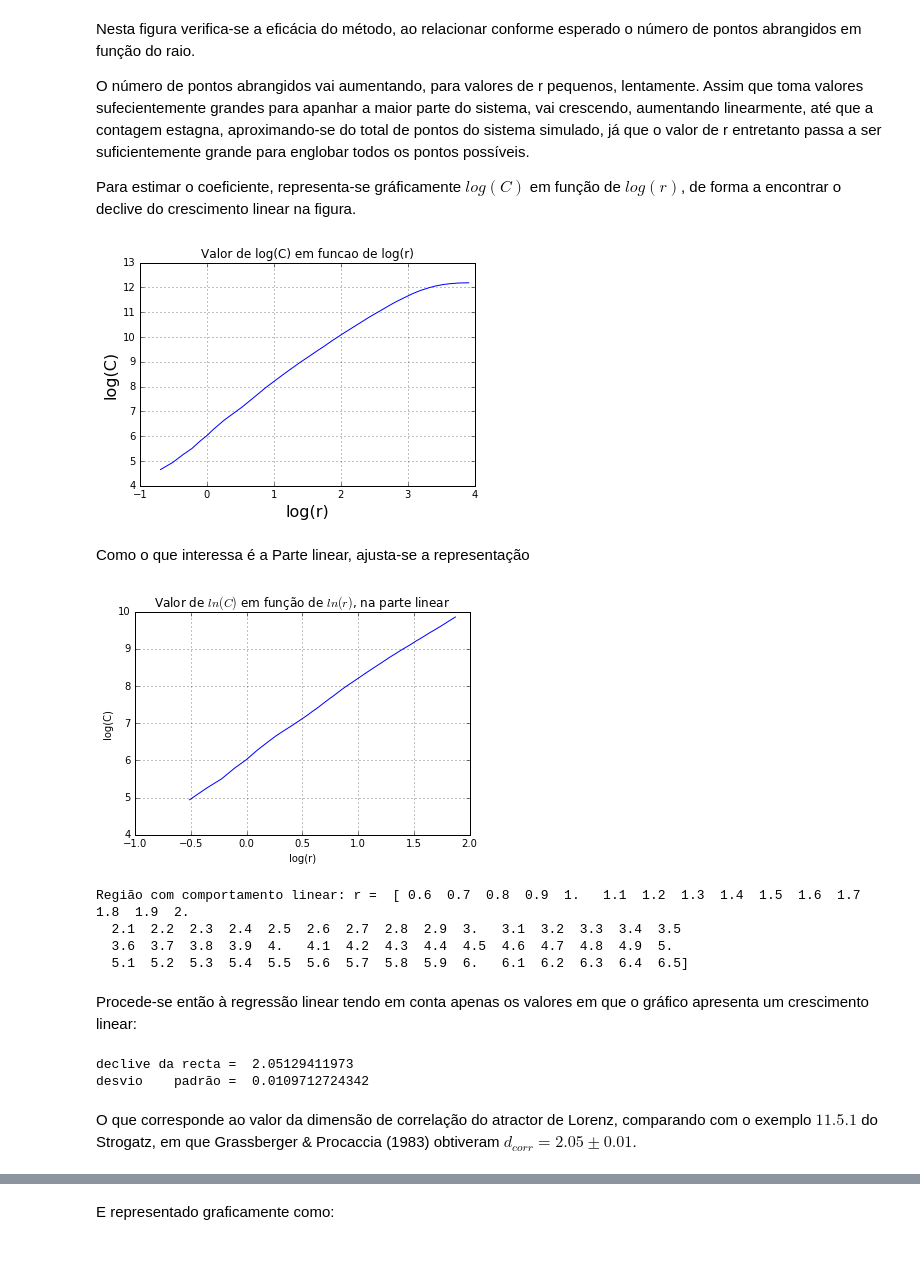
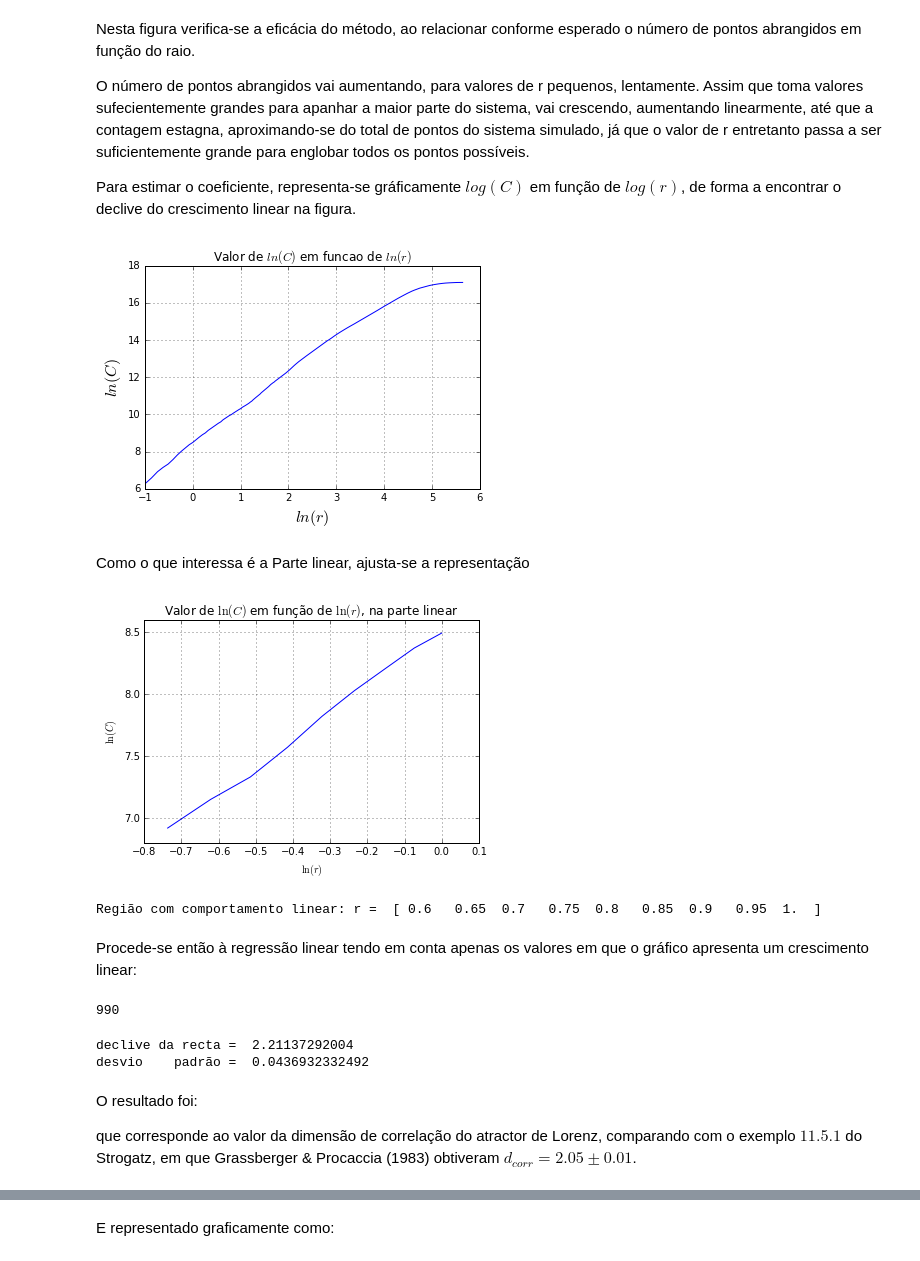
Before and after one commit to risantos/schoolwork, a Jupyter notebook: sdc 2.ipynb, the cells around one changed output, grey strips where cells are left out. Drawn from its saved outputs; the diff is of its cells as text; code cells hidden in the pictures.

```diff
--- a/sdc 2.ipynb
+++ b/sdc 2.ipynb
@@ -76,0 +53,6 @@ t[stepCnt] = stepCnt * dt  # ciclo até stepCnt, gerado com stepCnt+1. é necess
+# %%
+dt = 0.0001
+time = 300
+stepCnt = time/dt
+t = np.linspace(0., time, num = stepCnt)
+v0 = [0., 1., 0.]  # condição inicial x, y, z = 0, 1, 0
@@ -236,13 +203,16 @@ Para a calcular , de acordo com o algoritmo de Grassberger & Procaccia (1983),
 
 Como em princípio $C(r) \sim \epsilon^{d}$, colocando $log(r)$ em função de $log(C)$, pretende-se, considerando a parte com comportamento linear da representação gráfica, determinar $d_{corr}$ através de uma regressão linear.
 # %%
-xpt = np.arange(20000, np.size(xs), 5) # 20000 com dt 0.001 = 20 segundos ~ ponto de estabilização
-rdist = np.arange(0.5, 50, 0.1) # distâncias de vizinhança com intervalo curto para melhor análise de relação
+t_stable = int(20/dt)           # a partir dos 20 segundos ~ ponto de estabilização
+xpt = np.arange(t_stable, len(t), 20)
+rdist = np.arange(0.5, 50, 0.05) # distâncias de vizinhança com intervalo curto para melhor análise de relação
 xpt_size, r_size = np.size(xpt), np.size(rdist)
+from tqdm import *
 count = np.zeros(r_size)
-for i in range(0, r_size):
-    for j, k in zip(xpt, range(0, xpt_size)):
-            if ((xs[j] - xs[k])**2 + (ys[j] - ys[k])**2 + (zs[j] - zs[k])**2)**0.5 <= rdist[i]: count[i] += 1
+for i in tqdm(range(0, r_size)):
+    for j, k in zip(xpt, range(t_stable, len(t))):
+        if np.linalg.norm(vt[j]-vt[k]) <= rdist[i]: count[i] += 1
+        # if ((xs[j] - xs[k])**2 + (ys[j] - ys[k])**2 + (zs[j] - zs[k])**2)**0.5 <= rdist[i]: count[i] += 1
 # %%
 plt.figure()
 plt.plot(rdist, count)
@@ -261,45 +231,48 @@ O número de pontos abrangidos vai aumentando, para valores de r pequenos, lenta
 
 Para estimar o coeficiente, representa-se gráficamente $log(C)$ em função de $log(r)$, de forma a encontrar o declive do crescimento linear na figura.
 # %%
-r_log = np.log(rdist)
-c_log = np.log(count)
+r_log = np.log2(rdist)
+c_log = np.log2(count)
 plt.plot(r_log, c_log)
-plt.ylabel("log(C)", size = 16)
-plt.xlabel("log(r)", size = 16)
-plt.title("Valor de log(C) em funcao de log(r)")
+plt.ylabel('$\ln(C)$', size = 16)
+plt.xlabel('$\ln(r)$', size = 16)
+plt.title('Valor de $\ln(C)$ em funcao de $\ln(r)$')
 plt.grid(True)
 plt.show()
 # %% [output]
-[figure, old version]
+[figure, new version]
 # %% [markdown]
 Como o que interessa é a Parte linear, ajusta-se a representação
 # %%
-n = 1 # para evitar valores a tender para infinito
-l = 61 # valor para o qual se encontrou a melhor exibição de linearidade, por tentativa e erro
-plt.ylabel('log(C)')
-plt.xlabel('log(r)')
-plt.title('Valor de $ln(C)$ em função de $ln(r)$, na parte linear')
+ra = 2  # para evitar valores a tender para infinito
+rb = 11 # valor para o qual se encontrou a melhor exibição de linearidade, por tentativa e erro
+plt.ylabel('$\ln(C)$')
+plt.xlabel('$\ln(r)$')
+plt.title('Valor de $\ln(C)$ em função de $\ln(r)$, na parte linear')
 plt.grid(True)
-plt.plot(r_log[n:l], c_log[n:l])
+plt.plot(r_log[ra:rb], c_log[ra:rb])
 plt.show()
 
-print('Região com comportamento linear: r = ',  rdist[n:l])
+print('Região com comportamento linear: r = ',  rdist[ra:rb])
 # %% [output]
-[figure, old version]
+[figure, new version]
-Região com comportamento linear: r =  [ 0.6  0.7  0.8  0.9  1.   1.1  1.2  1.3  1.4  1.5  1.6  1.7  1.8  1.9  2.
-  2.1  2.2  2.3  2.4  2.5  2.6  2.7  2.8  2.9  3.   3.1  3.2  3.3  3.4  3.5
-  3.6  3.7  3.8  3.9  4.   4.1  4.2  4.3  4.4  4.5  4.6  4.7  4.8  4.9  5.
-  5.1  5.2  5.3  5.4  5.5  5.6  5.7  5.8  5.9  6.   6.1  6.2  6.3  6.4  6.5]
+Região com comportamento linear: r =  [ 0.6   0.65  0.7   0.75  0.8   0.85  0.9   0.95  1.  ]
 # %% [markdown]
 Procede-se então à regressão linear tendo em conta apenas os valores em que o gráfico apresenta um crescimento linear:
+# %%
+len(r_log)
+# %% [output]
+990
 # %%
-slope, intercept, r_value, p_value, slope_std_error = linregress(r_log[n:l], c_log[n:l])
+slope, intercept, r_value, p_value, slope_std_error = linregress(r_log[ra:rb], c_log[ra:rb])
 print("declive da recta = ", slope)
 print("desvio    padrão = ", slope_std_error)
 # %% [output]
-declive da recta =  2.05129411973
-desvio    padrão =  0.0109712724342
+declive da recta =  2.21137292004
+desvio    padrão =  0.0436932332492
 # %% [markdown]
-O que corresponde ao valor da dimensão de correlação do atractor de Lorenz, comparando com o exemplo $11.5.1$ do Strogatz, em que Grassberger & Procaccia (1983) obtiveram $d_{corr} = 2.05 \pm 0.01 $.
+O resultado foi:
+
+que corresponde ao valor da dimensão de correlação do atractor de Lorenz, comparando com o exemplo $11.5.1$ do Strogatz, em que Grassberger & Procaccia (1983) obtiveram $d_{corr} = 2.05 \pm 0.01 $.
 # %% [markdown]
 ## Mapa Logístico ##
```
Also changed, not shown: parts of 38 cells of this notebook.
